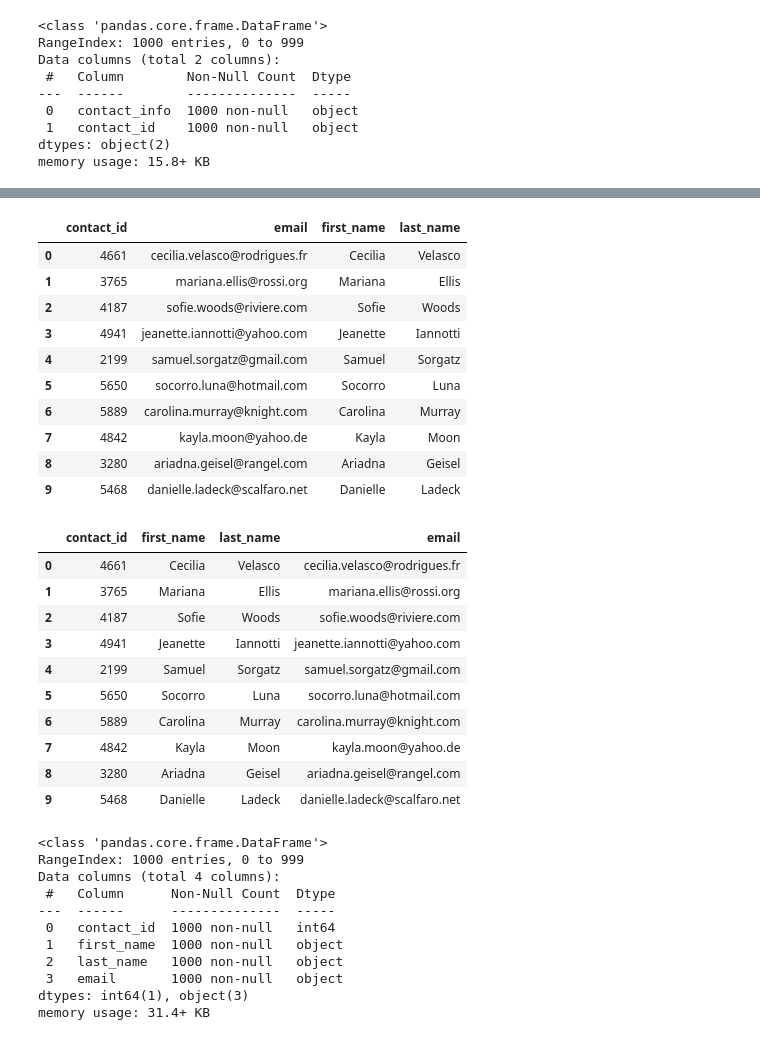
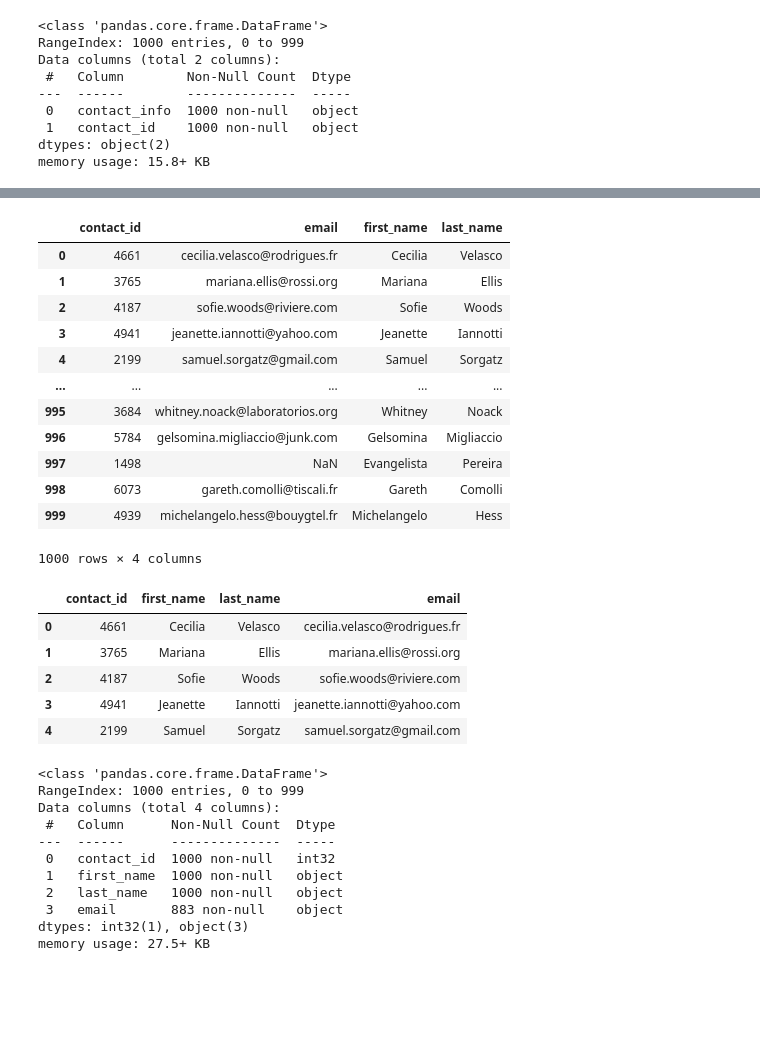
Before and after one commit to barefayne/Crowdfunding_ETL, a Jupyter notebook: ETL_Mini_Project_barefayne.ipynb, the cells around one changed output, grey strips where cells are left out. Saved outputs shown, nothing was run; the diff lists cells and outputs as text; code cells hidden in the pictures; blank space fills up the shorter version.

```diff
--- a/ETL_Mini_Project_barefayne.ipynb
+++ b/ETL_Mini_Project_barefayne.ipynb
@@ -490,6 +464,8 @@ dtypes: object(2)
 memory usage: 15.8+ KB
 # %%
 # Convert the "contact_id" column to an int64 data type.
+contact_info_df_copy['contact_id'] = contact_info_df_copy['contact_id'].astype(int)
+contact_info_df_copy.info()
 # %% [output]
 <class 'pandas.core.frame.DataFrame'>
 RangeIndex: 1000 entries, 0 to 999
@@ -503,5 +479,7 @@ memory usage: 15.8+ KB
 # %%
 # Extract the name of the contact and add it to a new column.
+contact_info_df_copy['name'] = contact_info_df_copy['contact_info'].str.extract('(?:name)\W+(\w+\s\w+)')
+contact_info_df_copy.head()
 # %% [output]
 |  | contact_info | contact_id | name |
 | 0 | {"contact_id": 4661, "name": "Cec... | 4661 | Cecilia Velasco |
@@ -517,5 +490,7 @@ memory usage: 15.8+ KB
 # %%
 # Extract the email from the contacts and add the values to a new column.
+contact_info_df_copy['email'] = contact_info_df_copy['contact_info'].str.extract('(?:email)\W+(\w+\.\w+@\w+\.\w+)')
+contact_info_df_copy.head()
 # %% [output]
 |  | contact_info | contact_id | name | email |
 | 0 | {"contact_id": 4661, "name": "Cec... | 4661 | Cecilia Velasco | cecilia.velasco@rodrigues.fr |
@@ -531,3 +501,6 @@ memory usage: 15.8+ KB
 # %%
 # Create a copy of the contact_info_df with the 'contact_id', 'name', 'email' columns.
+contact_info_df = contact_info_df_copy.copy()
+contact_info_df_copy = contact_info_df_copy[['contact_id','email','name']]
+contact_info_df.head()
 # %% [output]
@@ -545,22 +513,28 @@ memory usage: 15.8+ KB
 # %%
 # Create a "first"name" and "last_name" column with the first and last names from the "name" column.
-
+contact_info_df[['first_name','last_name']] = contact_info_df['name'].str.split(' ', n=1, expand=True)
 
 # Drop the contact_name column
+contact_info_df = contact_info_df[['contact_id','email','first_name','last_name']]
+contact_info_df
 # %% [output]
 |  | contact_id | email | first_name | last_name |
 | 0 | 4661 | cecilia.velasco@rodrigues.fr | Cecilia | Velasco |
 | 1 | 3765 | mariana.ellis@rossi.org | Mariana | Ellis |
 | 2 | 4187 | sofie.woods@riviere.com | Sofie | Woods |
 | 3 | 4941 | jeanette.iannotti@yahoo.com | Jeanette | Iannotti |
 | 4 | 2199 | samuel.sorgatz@gmail.com | Samuel | Sorgatz |
-| 5 | 5650 | socorro.luna@hotmail.com | Socorro | Luna |
-| 6 | 5889 | carolina.murray@knight.com | Carolina | Murray |
-| 7 | 4842 | kayla.moon@yahoo.de | Kayla | Moon |
-| 8 | 3280 | ariadna.geisel@rangel.com | Ariadna | Geisel |
-| 9 | 5468 | danielle.ladeck@scalfaro.net | Danielle | Ladeck |
+| ... | ... | ... | ... | ... |
+| 995 | 3684 | whitney.noack@laboratorios.org | Whitney | Noack |
+| 996 | 5784 | gelsomina.migliaccio@junk.com | Gelsomina | Migliaccio |
+| 997 | 1498 | NaN | Evangelista | Pereira |
+| 998 | 6073 | gareth.comolli@tiscali.fr | Gareth | Comolli |
+| 999 | 4939 | michelangelo.hess@bouygtel.fr | Michelangelo | Hess |
+1000 rows × 4 columns
 # %%
 # Reorder the columns
+contacts_df_clean = contact_info_df[['contact_id','first_name','last_name','email']]
+contacts_df_clean.head()
 # %% [output]
 |  | contact_id | first_name | last_name | email |
 | 0 | 4661 | Cecilia | Velasco | cecilia.velasco@rodrigues.fr |
@@ -568,25 +542,21 @@ memory usage: 15.8+ KB
 | 2 | 4187 | Sofie | Woods | sofie.woods@riviere.com |
 | 3 | 4941 | Jeanette | Iannotti | jeanette.iannotti@yahoo.com |
 | 4 | 2199 | Samuel | Sorgatz | samuel.sorgatz@gmail.com |
-| 5 | 5650 | Socorro | Luna | socorro.luna@hotmail.com |
-| 6 | 5889 | Carolina | Murray | carolina.murray@knight.com |
-| 7 | 4842 | Kayla | Moon | kayla.moon@yahoo.de |
-| 8 | 3280 | Ariadna | Geisel | ariadna.geisel@rangel.com |
-| 9 | 5468 | Danielle | Ladeck | danielle.ladeck@scalfaro.net |
 # %%
 # Check the datatypes one more time before exporting as CSV file.
+contacts_df_clean.info()
 # %% [output]
 <class 'pandas.core.frame.DataFrame'>
 RangeIndex: 1000 entries, 0 to 999
 Data columns (total 4 columns):
  #   Column      Non-Null Count  Dtype
 ---  ------      --------------  -----
- 0   contact_id  1000 non-null   int64
+ 0   contact_id  1000 non-null   int32
  1   first_name  1000 non-null   object
  2   last_name   1000 non-null   object
- 3   email       1000 non-null   object
-dtypes: int64(1), object(3)
-memory usage: 31.4+ KB
+ 3   email       883 non-null    object
+dtypes: int32(1), object(3)
+memory usage: 27.5+ KB
 # %%
 # Export the DataFrame as a CSV file.
 # contacts_df_clean.to_csv("Resources/contacts.csv", encoding='utf8', index=False)
```
Also changed, not shown: parts of 10 cells of this notebook.
